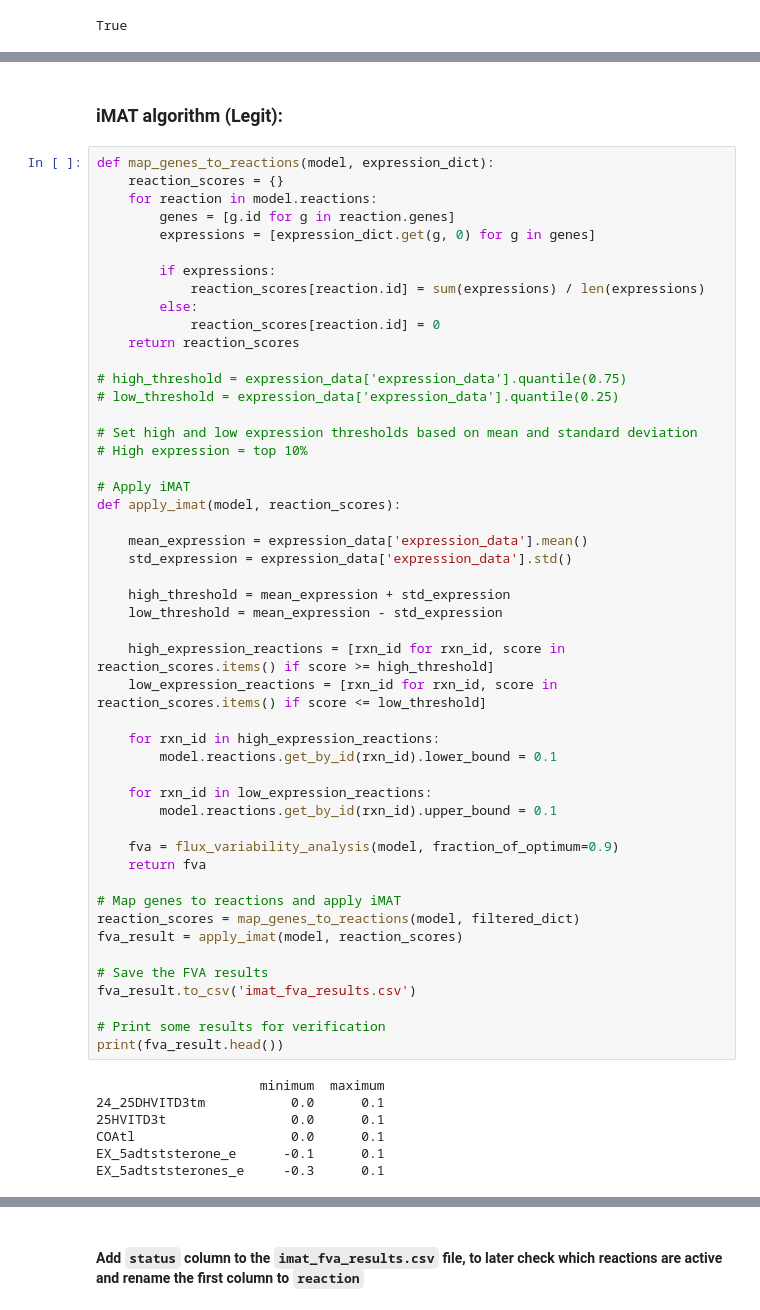
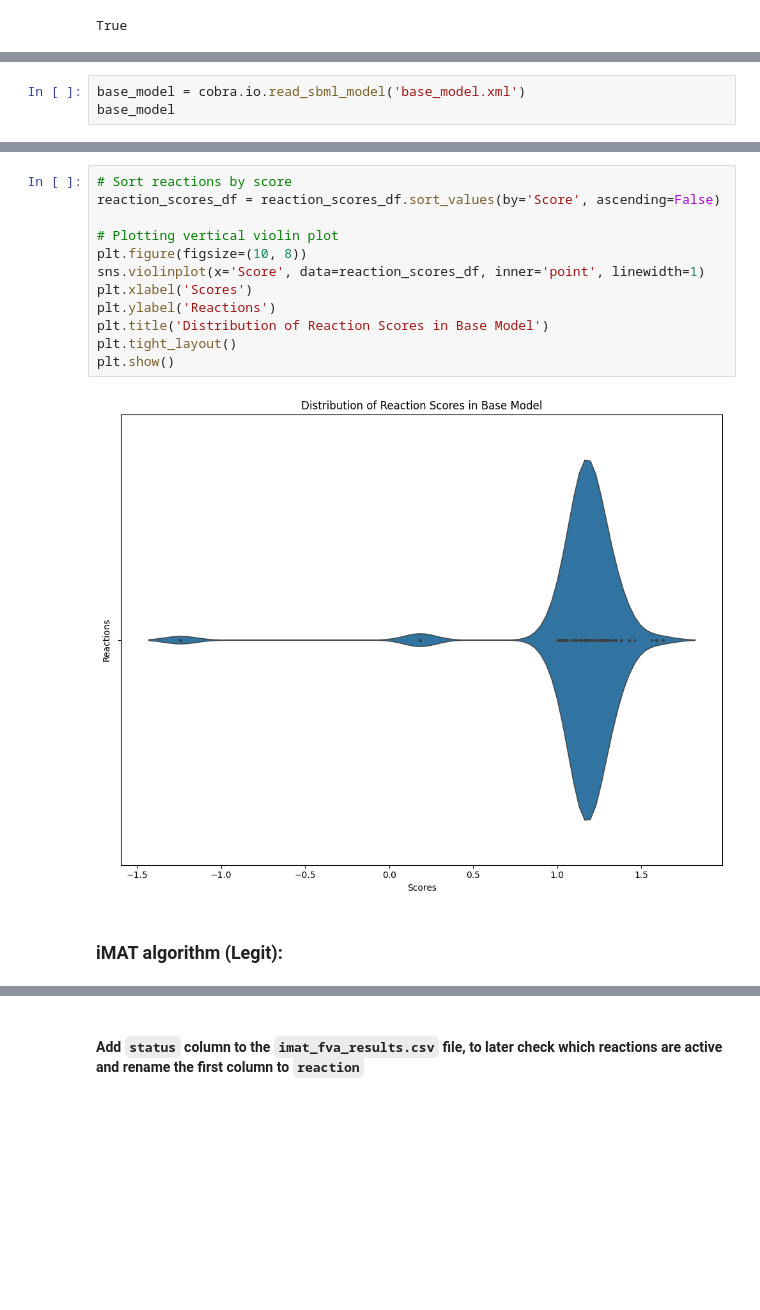
Before and after one commit to KarthikDani/PHCCOProject, a Jupyter notebook: EMT/recon3d.ipynb, the cells around one changed output, grey strips where cells are left out. Cells and saved outputs as stored; diff of their text form; blank space fills up the shorter version.

```diff
--- a/EMT/recon3d.ipynb
+++ b/EMT/recon3d.ipynb
@@ -297,0 +308,3 @@ Reactions to Remove: {'S6T1g', 'ACOAR5m', 'r1666', 'C05770te4', 'HMR_0795', 'SER
+# %%
+base_model = cobra.io.read_sbml_model('base_model.xml')
+base_model
@@ -298,58 +408,16 @@ Reactions to Remove: {'S6T1g', 'ACOAR5m', 'r1666', 'C05770te4', 'HMR_0795', 'SER
+# %%
+# Sort reactions by score
+reaction_scores_df = reaction_scores_df.sort_values(by='Score', ascending=False)
+
+# Plotting vertical violin plot
+plt.figure(figsize=(10, 8))
+sns.violinplot(x='Score', data=reaction_scores_df, inner='point', linewidth=1)
+plt.xlabel('Scores')
+plt.ylabel('Reactions')
+plt.title('Distribution of Reaction Scores in Base Model')
+plt.tight_layout()
+plt.show()
+# %% [output]
+[figure, added]
 # %% [markdown]
 ### iMAT algorithm (Legit):
-# %%
-def map_genes_to_reactions(model, expression_dict):
-    reaction_scores = {}
-    for reaction in model.reactions:
-        genes = [g.id for g in reaction.genes]
-        expressions = [expression_dict.get(g, 0) for g in genes]
-
-        if expressions:
-            reaction_scores[reaction.id] = sum(expressions) / len(expressions)
-        else:
-            reaction_scores[reaction.id] = 0
-    return reaction_scores
-
-# high_threshold = expression_data['expression_data'].quantile(0.75)
-# low_threshold = expression_data['expression_data'].quantile(0.25)
-
-# Set high and low expression thresholds based on mean and standard deviation
-# High expression = top 10%
-
-# Apply iMAT
-def apply_imat(model, reaction_scores):
-
-    mean_expression = expression_data['expression_data'].mean()
-    std_expression = expression_data['expression_data'].std()
-
-    high_threshold = mean_expression + std_expression
-    low_threshold = mean_expression - std_expression
-
-    high_expression_reactions = [rxn_id for rxn_id, score in reaction_scores.items() if score >= high_threshold]
-    low_expression_reactions = [rxn_id for rxn_id, score in reaction_scores.items() if score <= low_threshold]
-
-    for rxn_id in high_expression_reactions:
-        model.reactions.get_by_id(rxn_id).lower_bound = 0.1
-
-    for rxn_id in low_expression_reactions:
-        model.reactions.get_by_id(rxn_id).upper_bound = 0.1
-
-    fva = flux_variability_analysis(model, fraction_of_optimum=0.9)
-    return fva
-
-# Map genes to reactions and apply iMAT
-reaction_scores = map_genes_to_reactions(model, filtered_dict)
-fva_result = apply_imat(model, reaction_scores)
-
-# Save the FVA results
-fva_result.to_csv('imat_fva_results.csv')
-
-# Print some results for verification
-print(fva_result.head())
-# %% [output]
-                     minimum  maximum
-24_25DHVITD3tm           0.0      0.1
-25HVITD3t                0.0      0.1
-COAtl                    0.0      0.1
-EX_5adtststerone_e      -0.1      0.1
-EX_5adtststerones_e     -0.3      0.1
```
Also changed, not shown: parts of 18 cells of this notebook, 8 other files.
